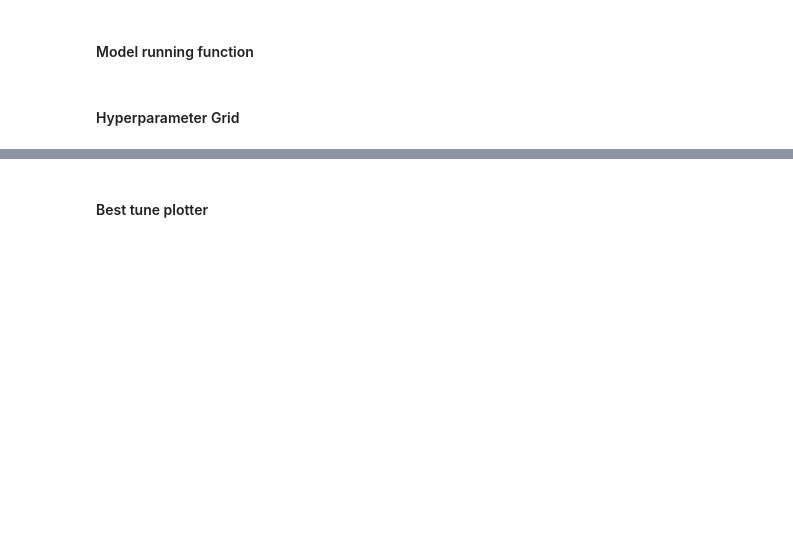
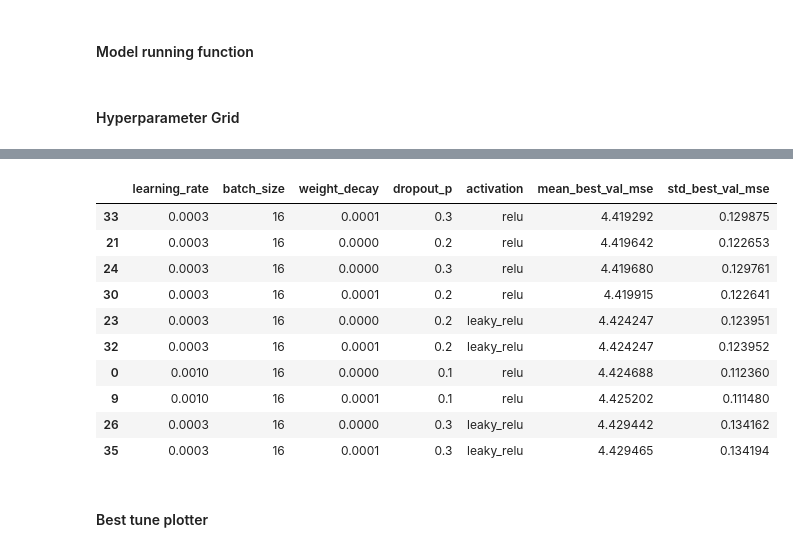
Before and after one commit to YukiSuter/ENG4200-AI4, a Jupyter notebook: ENG4200_CW3_2758934s.ipynb, the cells around one changed output, grey strips where cells are left out. Drawn from its saved outputs; the diff is of its cells as text; code cells hidden in the pictures; blank space fills up the shorter version.

```diff
--- a/ENG4200_CW3_2758934s.ipynb
+++ b/ENG4200_CW3_2758934s.ipynb
@@ -812,44 +1134,67 @@ def run_modelC(learning_rate, batch_size, weight_decay, dropout_p,
 #### Hyperparameter Grid
 # %%
 learning_rate_grid_C = [1e-3, 3e-4]
-batch_size_grid_C    = [8, 16]
+batch_size_grid_C    = [16]
 weight_decay_grid_C  = [0.0, 1e-4]
 dropout_grid_C       = [0.1, 0.2, 0.3]
+activation_grid_C    = ["relu", "tanh", "leaky_relu"]
 
 hyperparameter_grid_C = list(itertools.product(
     learning_rate_grid_C,
     batch_size_grid_C,
     weight_decay_grid_C,
     dropout_grid_C,
+    activation_grid_C,
 ))
 
 print(f"Total combinations to test for Model C: {len(hyperparameter_grid_C)}")
 
+n_runs_per_setting_C = 3
+
 results_C = []
 
-for learning_rate, batch_size, weight_decay, dropout_p in hyperparameter_grid_C:
-    best_val_mse, best_train_mse = run_modelC(
-        learning_rate=learning_rate,
-        batch_size=batch_size,
-        weight_decay=weight_decay,
-        dropout_p=dropout_p,
-        num_epochs=200,
-        patience=20
-    )
+for learning_rate, batch_size, weight_decay, dropout_p, activation_name in hyperparameter_grid_C:
+    val_mses   = []
+    train_mses = []
+
+    for run_idx in range(n_runs_per_setting_C):
+        torch.manual_seed(300 + run_idx)
+        np.random.seed(300 + run_idx)
+        random.seed(300 + run_idx)
+
+        best_val_mse, best_train_mse = run_modelC(
+            learning_rate=learning_rate,
+            batch_size=batch_size,
+            weight_decay=weight_decay,
+            dropout_p=dropout_p,
+            activation_name=activation_name,
+            num_epochs=200,
+            patience=20,
+            extra_info=False
+        )
+
+        val_mses.append(best_val_mse)
+        train_mses.append(best_train_mse)
+
+    mean_val_mse = float(np.mean(val_mses))
+    std_val_mse  = float(np.std(val_mses))
 
     results_C.append({
         "learning_rate": learning_rate,
         "batch_size": batch_size,
         "weight_decay": weight_decay,
         "dropout_p": dropout_p,
-        "best_val_mse": best_val_mse,
-        "train_mse_at_best_val": best_train_mse,
+        "activation": activation_name,
+        "mean_best_val_mse": mean_val_mse,
+        "std_best_val_mse": std_val_mse,
     })
 
     print(
-        f"[Model C tuning] Done: lr={learning_rate}, bs={batch_size}, wd={weight_decay}, p={dropout_p} "
-        f"-> best val MSE = {best_val_mse:.4f}"
+        f"[Model C tuning] Done: lr={learning_rate}, bs={batch_size}, "
+        f"wd={weight_decay}, p={dropout_p}, act={activation_name} "
+        f"-> mean best val MSE = {mean_val_mse:.4f} (std={std_val_mse:.4f})"
     )
 
 results_df_C = pd.DataFrame(results_C)
-display(results_df_C.sort_values("best_val_mse").head(10))
+display(results_df_C.sort_values("mean_best_val_mse").head(10))
+# %% [output]
@@ -856,3 +1218,14 @@ display(results_df_C.sort_values("best_val_mse").head(10))
+|  | learning_rate | batch_size | weight_decay | dropout_p | activation | mean_best_val_mse | std_best_val_mse |
+| 33 | 0.0003 | 16 | 0.0001 | 0.3 | relu | 4.419292 | 0.129875 |
+| 21 | 0.0003 | 16 | 0.0000 | 0.2 | relu | 4.419642 | 0.122653 |
+| 24 | 0.0003 | 16 | 0.0000 | 0.3 | relu | 4.419680 | 0.129761 |
+| 30 | 0.0003 | 16 | 0.0001 | 0.2 | relu | 4.419915 | 0.122641 |
+| 23 | 0.0003 | 16 | 0.0000 | 0.2 | leaky_relu | 4.424247 | 0.123951 |
+| 32 | 0.0003 | 16 | 0.0001 | 0.2 | leaky_relu | 4.424247 | 0.123952 |
+| 0 | 0.0010 | 16 | 0.0000 | 0.1 | relu | 4.424688 | 0.112360 |
+| 9 | 0.0010 | 16 | 0.0001 | 0.1 | relu | 4.425202 | 0.111480 |
+| 26 | 0.0003 | 16 | 0.0000 | 0.3 | leaky_relu | 4.429442 | 0.134162 |
+| 35 | 0.0003 | 16 | 0.0001 | 0.3 | leaky_relu | 4.429465 | 0.134194 |
 # %% [markdown]
 #### Best tune plotter
 # %%
```
Also changed, not shown: parts of 19 cells of this notebook, 1 other file.
